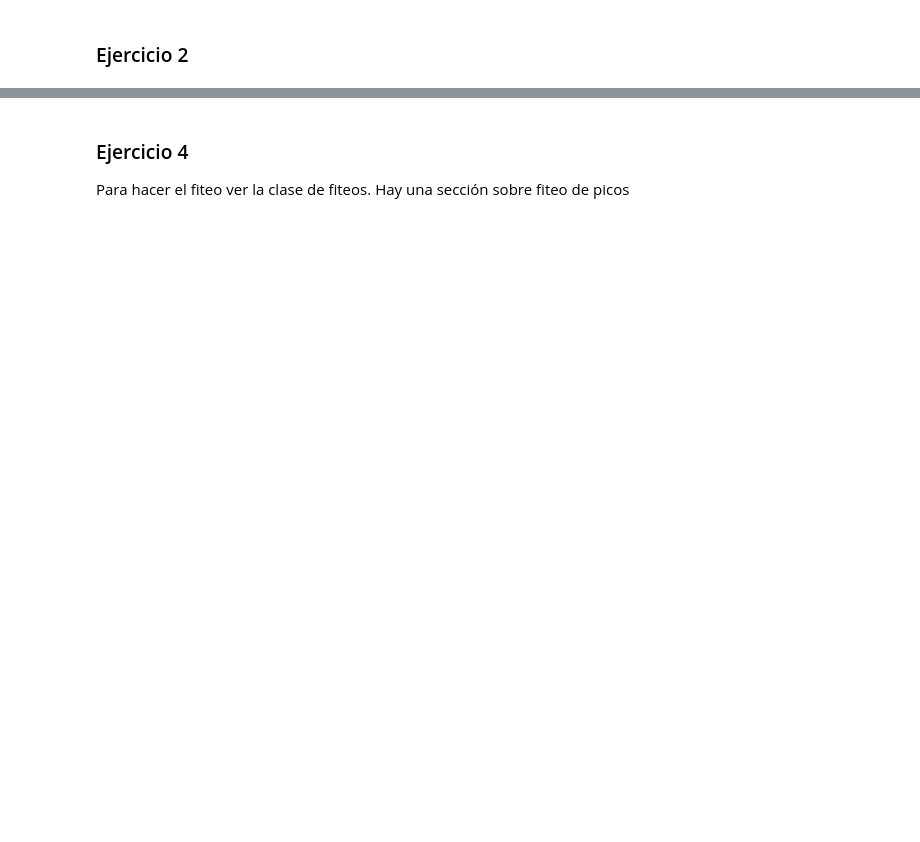
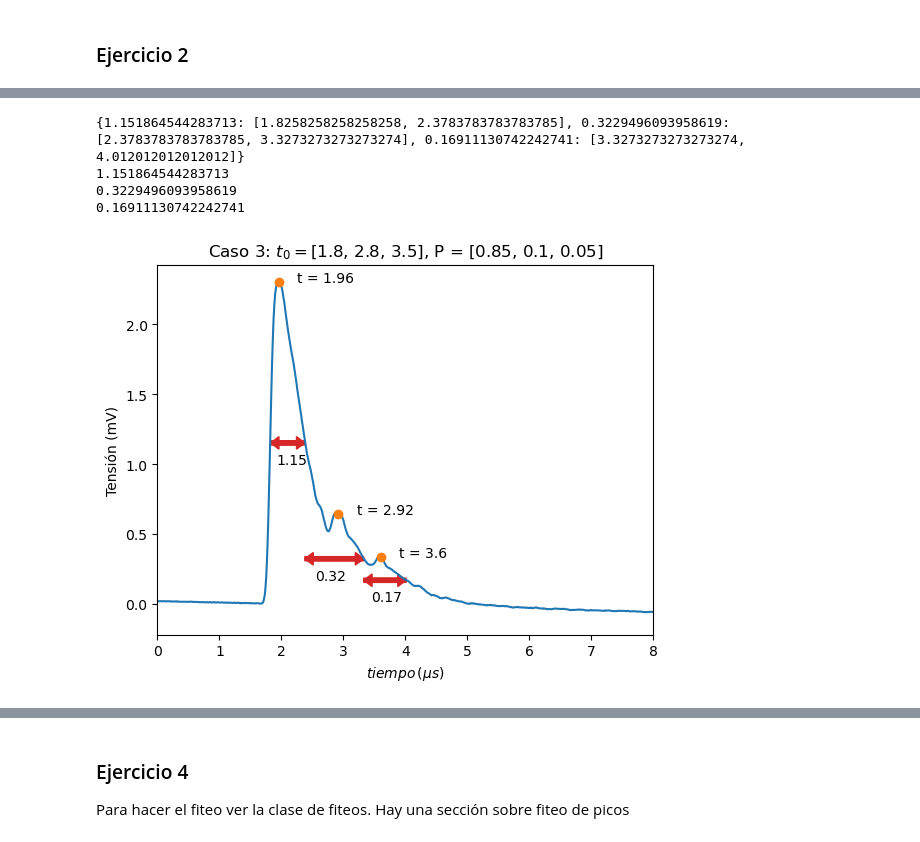
Before and after one commit to Lupama2/IntroPython, a Jupyter notebook: Ejercicios a entregar/Final/simulacion_de_medicion_y_analisis_de_datos.ipynb, the cells around one changed output, grey strips where cells are left out. Saved outputs shown, nothing was run; the diff lists cells and outputs as text; code cells hidden in the pictures; blank space fills up the shorter version.

```diff
--- a/Ejercicios a entregar/Final/simulacion_de_medicion_y_analisis_de_datos.ipynb
+++ b/Ejercicios a entregar/Final/simulacion_de_medicion_y_analisis_de_datos.ipynb
@@ -445,3 +605,15 @@ Text(0.5, 0, '$tiempo \\, (\\mu s)$')
 T0_P_1 = {1.8: 1, 2.8: 0, 5: 0}
 T0_P_2 = {1.8: 0.8, 2.8: 0.1, 5: 0.1}
 T0_P_3 = {1.8: 0.85, 2.8: 0.1, 3.5: 0.05}
+
+#Calculo el promedio para cada caso
+N = 50000#10000
+M = 1000
+
+T0_Ps = [T0_P_1, T0_P_2, T0_P_3]
+t_array = np.empty([3,M])
+mediciones_mean_array = np.empty([3,M])
+for i in range(len(T0_Ps)):
+    T0_P = T0_Ps[i]
+    #Calculo el promedio
+    t_array[i], mediciones_mean_array[i] = mediciones_mean(T0_P, N, M)
@@ -531,0 +620,45 @@ for T0_P in T0_Ps:
+# %%
+thresholds = [0.3, 0.1, 0.1]
+
+i = 2
+
+x_array = t_array[i]
+signal_mean = mediciones_mean_array[i]
+threshold = thresholds[i]
+
+#Grafico
+plt.plot(x_array, signal_mean, label = "Medición promedio")
+plt.title(f"Caso {i + 1}: $t_0 = $" + str(list(T0_Ps[i].keys())) + ", P = " + str(list(T0_Ps[i].values())))
+plt.ylabel("Tensión (mV)")
+plt.xlabel("$tiempo \, (\mu s)$")
+plt.xlim([0,8])
+
+#Busco los máximos relativos
+t_maxrel, maxrel = max_rel(x_array, signal_mean, threshold)
+
+#Grafico puntos en cada máximo junto al valor correspondiente
+plt.plot(t_maxrel, maxrel, "o") #marker=11
+for i in range(len(t_maxrel)):
+    plt.text(t_maxrel[i] + 0.3, maxrel[i], f"t = {round(t_maxrel[i],2)}")
+
+#Calculo el ancho a mitad de altura
+anchos = ancho_media(x_array, signal_mean, (t_maxrel, maxrel))
+print(anchos)
+#Grafico el ancho como una flecha junto al valor correspondiente
+for altura_media in anchos:
+    print(altura_media)
+    x_ini = anchos[altura_media][0]
+    x_fin = anchos[altura_media][1]
+    # print(x_ini, x_fin)
+    plt.arrow(x_ini,altura_media, x_fin - x_ini,0, width = .03, length_includes_head = True, edgecolor = 'tab:red', color = "tab:red")
+    plt.arrow(x_fin,altura_media, -(x_fin - x_ini),0, width = .03, length_includes_head = True, edgecolor = 'tab:red', color = "tab:red")
+
+    plt.text((x_fin+x_ini)/2 - (x_fin-x_ini)/3, altura_media - 0.15, str(round(altura_media,2)))
+
+plt.show()
+# %% [output]
+{1.151864544283713: [1.8258258258258258, 2.3783783783783785], 0.3229496093958619: [2.3783783783783785, 3.3273273273273274], 0.16911130742242741: [3.3273273273273274, 4.012012012012012]}
+1.151864544283713
+0.3229496093958619
+0.16911130742242741
+[figure, added]
```
Also changed, not shown: parts of 20 cells of this notebook.
